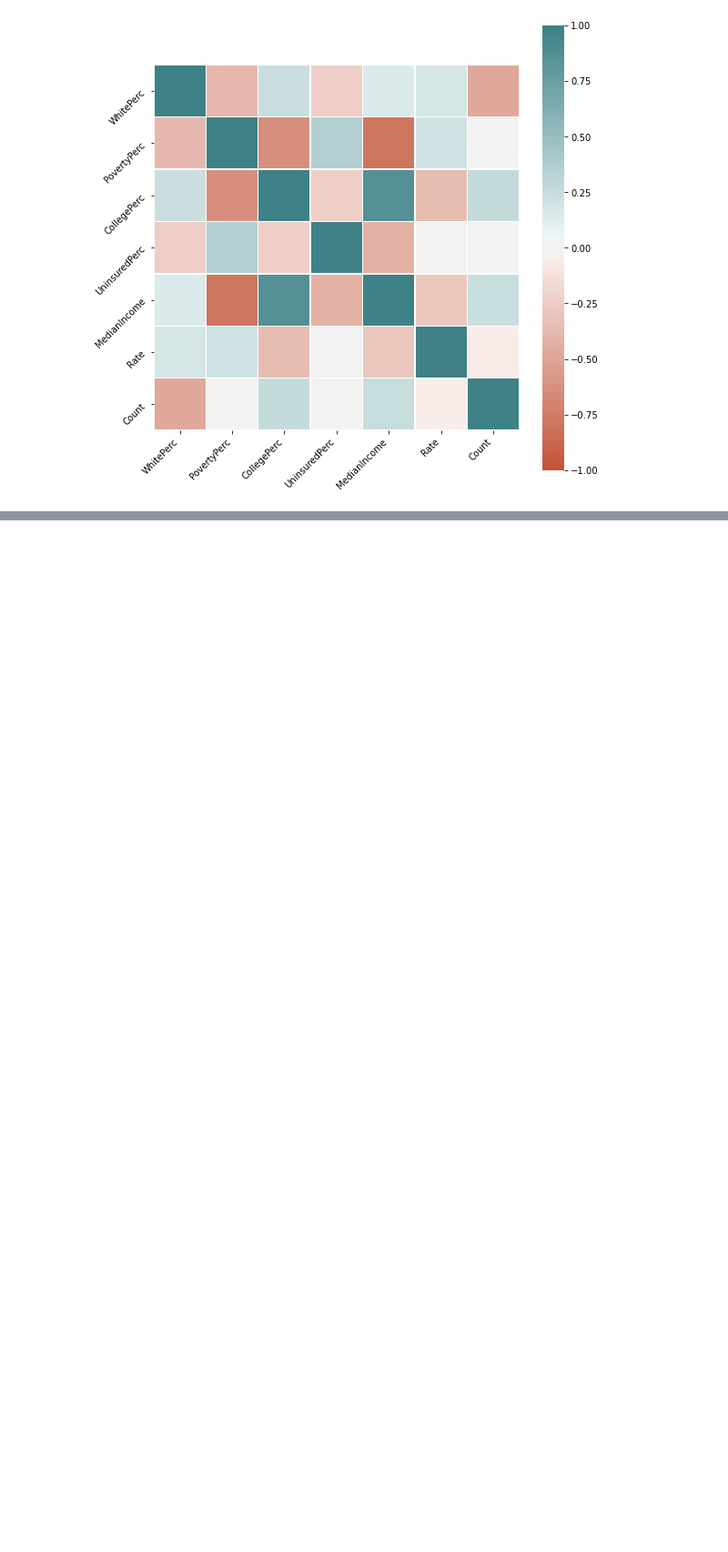
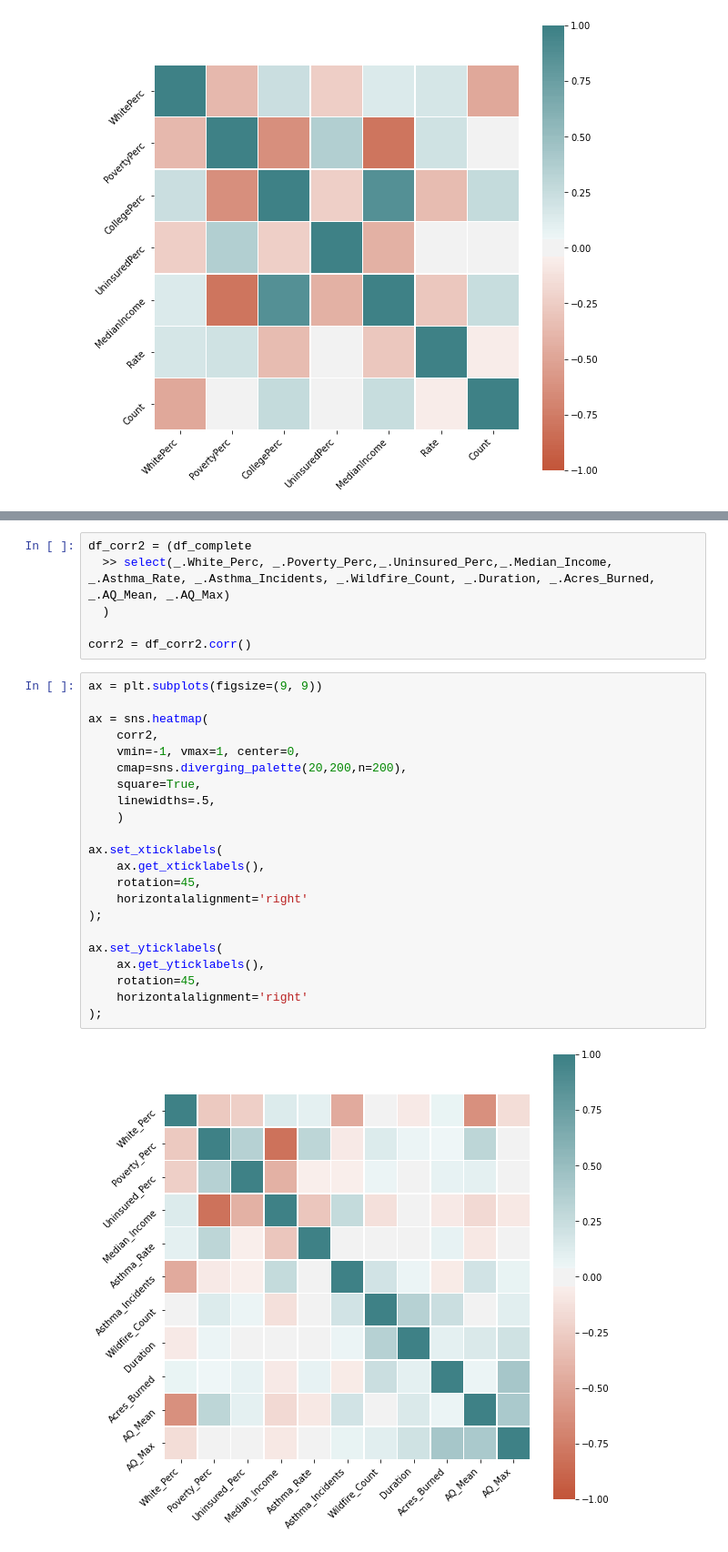
Before and after one commit to joelbray/team-103-project, a Jupyter notebook: census_eda_plus_merged_table_eda.ipynb, the cells around one changed output, grey strips where cells are left out. Shown at 91% size. Cells and saved outputs as stored; diff of their text form; blank space fills up the shorter version.

```diff
--- a/census_eda.ipynb
+++ b/census_eda_plus_merged_table_eda.ipynb
@@ -142,0 +192,30 @@ ax.set_yticklabels(
+# %%
+df_corr2 = (df_complete
+  >> select(_.White_Perc, _.Poverty_Perc,_.Uninsured_Perc,_.Median_Income, _.Asthma_Rate, _.Asthma_Incidents, _.Wildfire_Count, _.Duration, _.Acres_Burned, _.AQ_Mean, _.AQ_Max)
+  )
+
+corr2 = df_corr2.corr()
+# %%
+ax = plt.subplots(figsize=(9, 9))
+
+ax = sns.heatmap(
+    corr2,
+    vmin=-1, vmax=1, center=0,
+    cmap=sns.diverging_palette(20,200,n=200),
+    square=True,
+    linewidths=.5,
+    )
+
+ax.set_xticklabels(
+    ax.get_xticklabels(),
+    rotation=45,
+    horizontalalignment='right'
+);
+
+ax.set_yticklabels(
+    ax.get_yticklabels(),
+    rotation=45,
+    horizontalalignment='right'
+);
+# %% [output]
+[figure, added]
```
Also changed, not shown: parts of 10 cells of this notebook, 1 other file.
